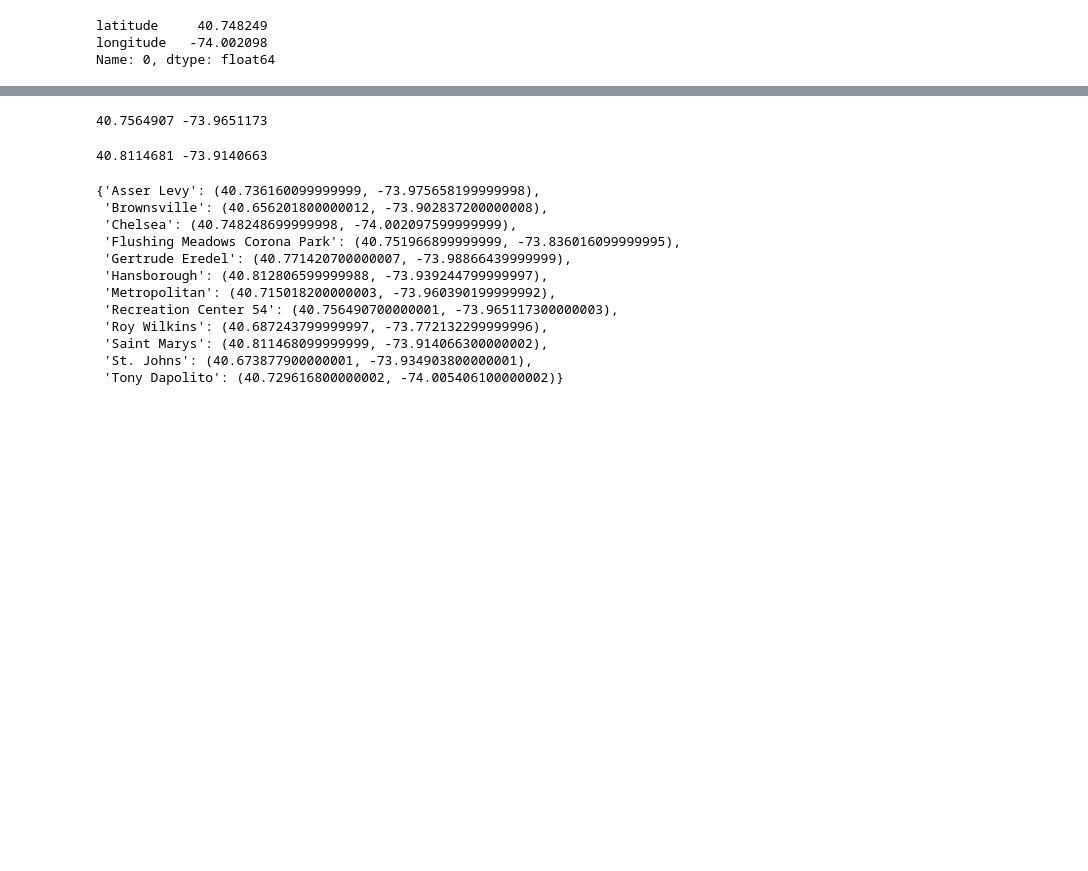
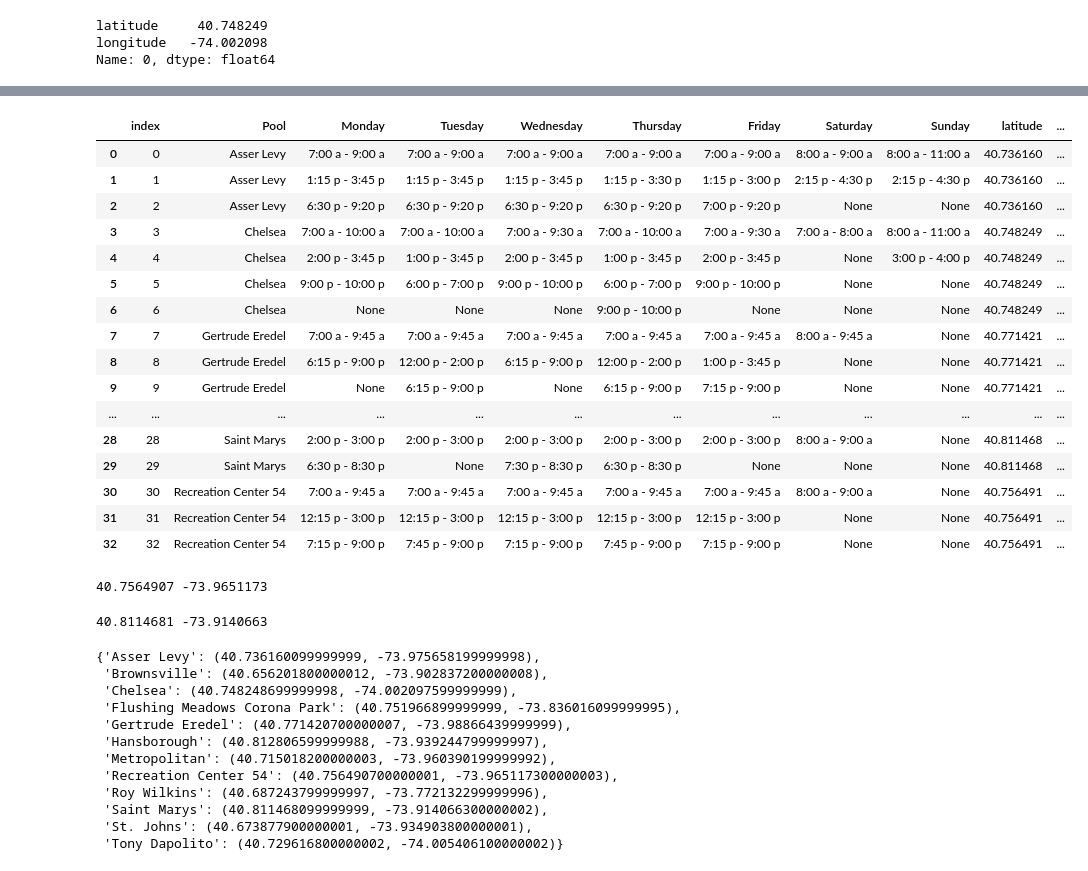
Before and after one commit to stephgline/NYClapfinder, a Jupyter notebook: 4.11.16.pool_project.ipynb, the cells around one changed output, grey strips where cells are left out. Saved outputs shown, nothing was run; the diff lists cells and outputs as text; code cells hidden in the pictures; blank space fills up the shorter version.

Commit message:
added code to find closest pool to given address

```diff
--- a/4.11.16.pool_project.ipynb
+++ b/4.11.16.pool_project.ipynb
@@ -820,4 +820,4 @@ g = geocoder.google(address)
 lon=g.geojson['geometry']['coordinates'][0]
 lat=g.geojson['geometry']['coordinates'][1]
 # %%
-mondays = pd.read_sql('SELECT Pool, %s, latitude, longitude FROM lap_schedule_table5 WHERE Pool = 'Chelsea''%(now), con)
+mondays = pd.read_sql('SELECT * FROM lap_schedule_table5', con)
@@ -826,3 +824,23 @@ SyntaxError: invalid syntax (<ipython-input-673-10a132a619d6>, line 1)
+# %%
+mondays
+# %% [output]
+|  | index | Pool | Monday | Tuesday | Wednesday | Thursday | Friday | Saturday | Sunday | latitude | ... |
+| 0 | 0 | Asser Levy | 7:00 a - 9:00 a | 7:00 a - 9:00 a | 7:00 a - 9:00 a | 7:00 a - 9:00 a | 7:00 a - 9:00 a | 8:00 a - 9:00 a | 8:00 a - 11:00 a | 40.736160 | ... |
+| 1 | 1 | Asser Levy | 1:15 p - 3:45 p | 1:15 p - 3:45 p | 1:15 p - 3:45 p | 1:15 p - 3:30 p | 1:15 p - 3:00 p | 2:15 p - 4:30 p | 2:15 p - 4:30 p | 40.736160 | ... |
+| 2 | 2 | Asser Levy | 6:30 p - 9:20 p | 6:30 p - 9:20 p | 6:30 p - 9:20 p | 6:30 p - 9:20 p | 7:00 p - 9:20 p | None | None | 40.736160 | ... |
+| 3 | 3 | Chelsea | 7:00 a - 10:00 a | 7:00 a - 10:00 a | 7:00 a - 9:30 a | 7:00 a - 10:00 a | 7:00 a - 9:30 a | 7:00 a - 8:00 a | 8:00 a - 11:00 a | 40.748249 | ... |
+| 4 | 4 | Chelsea | 2:00 p - 3:45 p | 1:00 p - 3:45 p | 2:00 p - 3:45 p | 1:00 p - 3:45 p | 2:00 p - 3:45 p | None | 3:00 p - 4:00 p | 40.748249 | ... |
+| 5 | 5 | Chelsea | 9:00 p - 10:00 p | 6:00 p - 7:00 p | 9:00 p - 10:00 p | 6:00 p - 7:00 p | 9:00 p - 10:00 p | None | None | 40.748249 | ... |
+| 6 | 6 | Chelsea | None | None | None | 9:00 p - 10:00 p | None | None | None | 40.748249 | ... |
+| 7 | 7 | Gertrude Eredel | 7:00 a - 9:45 a | 7:00 a - 9:45 a | 7:00 a - 9:45 a | 7:00 a - 9:45 a | 7:00 a - 9:45 a | 8:00 a - 9:45 a | None | 40.771421 | ... |
+| 8 | 8 | Gertrude Eredel | 6:15 p - 9:00 p | 12:00 p - 2:00 p | 6:15 p - 9:00 p | 12:00 p - 2:00 p | 1:00 p - 3:45 p | None | None | 40.771421 | ... |
+| 9 | 9 | Gertrude Eredel | None | 6:15 p - 9:00 p | None | 6:15 p - 9:00 p | 7:15 p - 9:00 p | None | None | 40.771421 | ... |
+| ... | ... | ... | ... | ... | ... | ... | ... | ... | ... | ... | ... |
+| 28 | 28 | Saint Marys | 2:00 p - 3:00 p | 2:00 p - 3:00 p | 2:00 p - 3:00 p | 2:00 p - 3:00 p | 2:00 p - 3:00 p | 8:00 a - 9:00 a | None | 40.811468 | ... |
+| 29 | 29 | Saint Marys | 6:30 p - 8:30 p | None | 7:30 p - 8:30 p | 6:30 p - 8:30 p | None | None | None | 40.811468 | ... |
+| 30 | 30 | Recreation Center 54 | 7:00 a - 9:45 a | 7:00 a - 9:45 a | 7:00 a - 9:45 a | 7:00 a - 9:45 a | 7:00 a - 9:45 a | 8:00 a - 9:00 a | None | 40.756491 | ... |
+| 31 | 31 | Recreation Center 54 | 12:15 p - 3:00 p | 12:15 p - 3:00 p | 12:15 p - 3:00 p | 12:15 p - 3:00 p | 12:15 p - 3:00 p | None | None | 40.756491 | ... |
+| 32 | 32 | Recreation Center 54 | 7:15 p - 9:00 p | 7:45 p - 9:00 p | 7:15 p - 9:00 p | 7:45 p - 9:00 p | 7:15 p - 9:00 p | None | None | 40.756491 | ... |
 # %%
 #coordinates of said address
 print lat, lon
```
Also changed, not shown: parts of 4 cells of this notebook.
